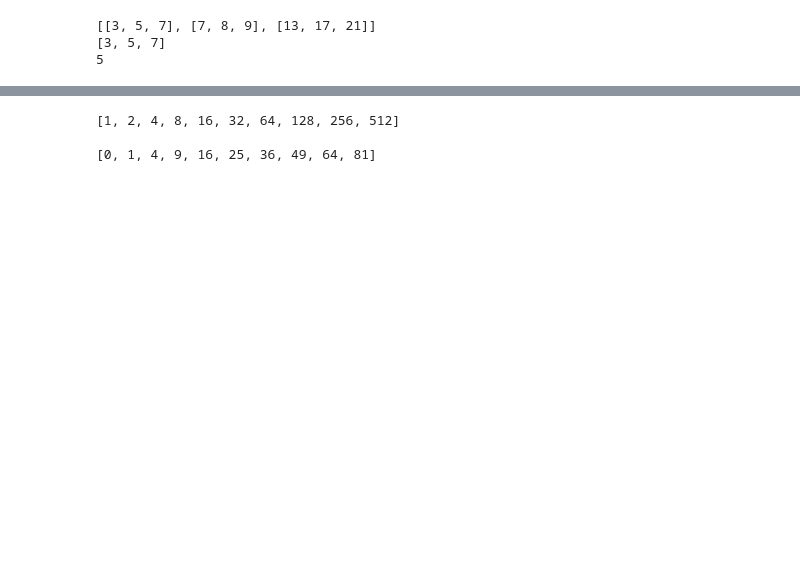
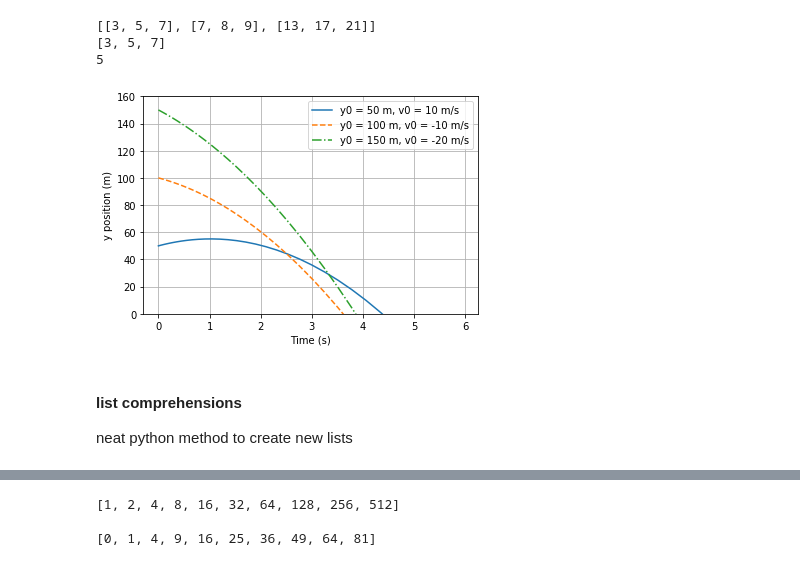
Before and after one commit to goodbyeskyharbor/PurdueNorthwest_PHYS308_ScientificComputing1, a Jupyter notebook: Notebooks/PHYS 308 - 03 - Python Tutorial - Part C.ipynb, the cells around one changed output, grey strips where cells are left out. Drawn from its saved outputs; the diff is of its cells as text; code cells hidden in the pictures; blank space fills up the shorter version.

```diff
--- a/Notebooks/PHYS 308 - 03 - Python Tutorial - Part C.ipynb
+++ b/Notebooks/PHYS 308 - 03 - Python Tutorial - Part C.ipynb
@@ -0,0 +83,9 @@
+# %%
+# python keyword "is" returns true if two variables
+#   point to the same object
+x = 5.5
+y = x
+print(x is y)
+
+z = 5.5
+print(z is x)
@@ -113,3 +363,73 @@ print(L[0][1])   # 1st element of element 0 ( or [row][column])
 [[3, 5, 7], [7, 8, 9], [13, 17, 21]]
 [3, 5, 7]
 5
+# %%
+# Example using nested lists
+#
+
+import matplotlib.pyplot as plt
+
+# Goal: Track the position of three different objects
+#  moving in one dimension under the influence of gravity
+# The three objects have different initial position and velocity
+
+# We can use one list to simultanously track both the
+#   position and velocity of each object
+list_hold_value_x_v = [[50,10],[100,-10],[150,-20]]
+
+# Define a function which calcluates how the
+#   position and velocity will change
+#   after a given time interval delta_t
+
+def kinematic_change(L,delta_t):
+    g = -9.8 # m/s^2
+    y0 = L[0]
+    v0 = L[1]
+    # Use constant acceleration kinematic equations
+    y = y0 + v0*delta_t + 0.5*g*delta_t**2
+    v = v0 + g*delta_t
+    new_L = [y,v]
+    return new_L
+
+# Define some lists which we will use save the position
+#   after each time step so we can make a pretty plot
+plot_y1 = []
+plot_y2 = []
+plot_y3 = []
+plot_t = []
+
+# Track the total time that has elapsed
+time =0
+
+
+for i in range (0,35,1):
+    # Define a time step
+    step = i/100
+    time += step
+    # Use our function to change the position and velocity
+    #   of each object
+    for j in range(len(list_hold_value_x_v)):
+        list_hold_value_x_v[j]=kinematic_change(list_hold_value_x_v[j],step)
+
+    # Record the new positions for the plot
+    plot_y1.append(list_hold_value_x_v[0][0])
+    plot_y2.append(list_hold_value_x_v[1][0])
+    plot_y3.append(list_hold_value_x_v[2][0])
+    plot_t.append(time)
+
+# Plot the results (we haven't learned this yet)
+plt.plot(plot_t,plot_y1,"-",label='y0 = 50 m, v0 = 10 m/s')
+plt.plot(plot_t,plot_y2,"--",label='y0 = 100 m, v0 = -10 m/s')
+plt.plot(plot_t,plot_y3,"-.",label='y0 = 150 m, v0 = -20 m/s')
+plt.xlabel('Time (s)')
+plt.ylabel('y position (m)')
+plt.grid()
+plt.ylim((0,160))
+plt.legend()
+plt.show()
+# %% [output]
+[figure, added]
+# %% [markdown]
+#### list comprehensions
+
+neat python method to create new lists
```
Also changed, not shown: parts of 66 cells of this notebook, 1 other file.
